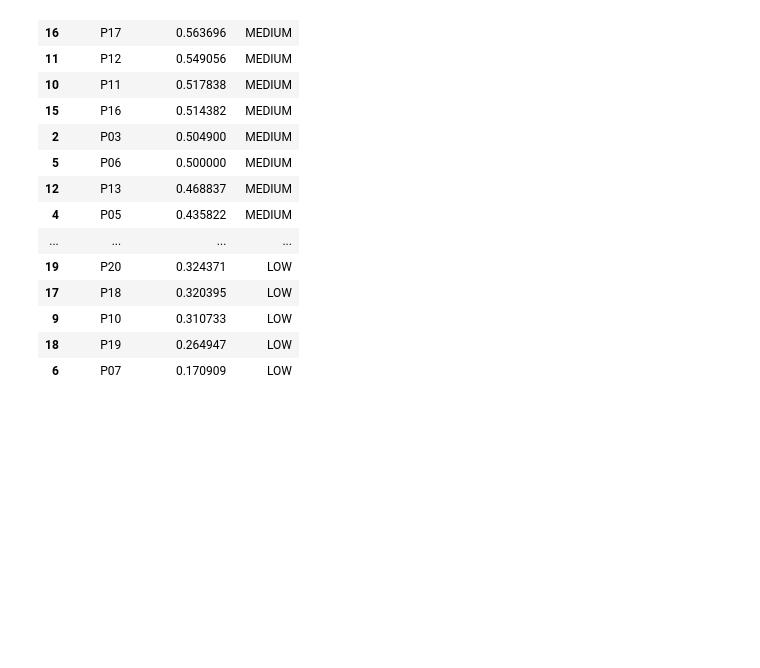
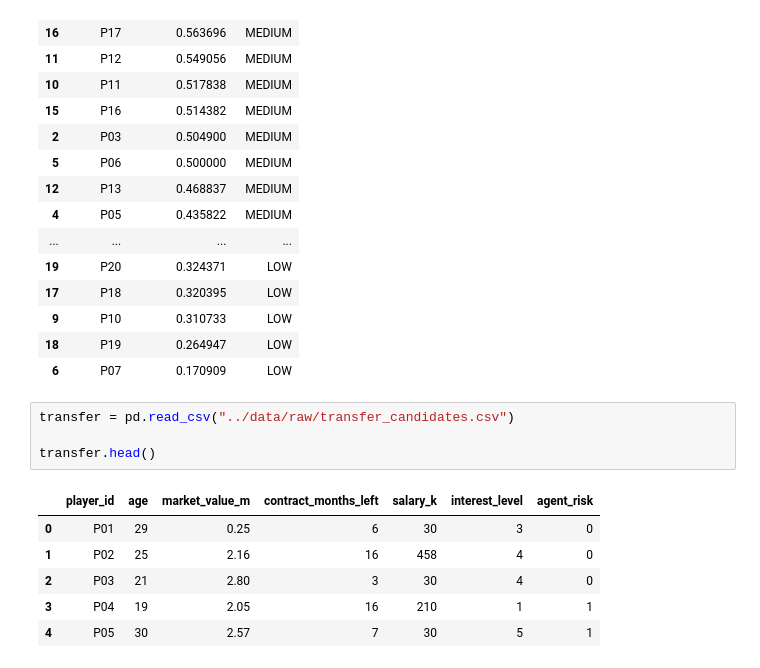
Before and after one commit to Adileakklc/player-performance-transfer-risk, a Jupyter notebook: notebooks/01_injury_risk_baseline.ipynb, the cells around one changed output. Drawn from its saved outputs; the diff is of its cells as text; blank space fills up the shorter version.

```diff
--- a/notebooks/01_injury_risk_baseline.ipynb
+++ b/notebooks/01_injury_risk_baseline.ipynb
@@ -106,3 +106,14 @@ risk[["player_id", "injury_risk_score", "risk_label"]].sort_values("injury_risk_
 | 9 | P10 | 0.310733 | LOW |
 | 18 | P19 | 0.264947 | LOW |
 | 6 | P07 | 0.170909 | LOW |
+# %%
+transfer = pd.read_csv("../data/raw/transfer_candidates.csv")
+
+transfer.head()
+# %% [output]
+|  | player_id | age | market_value_m | contract_months_left | salary_k | interest_level | agent_risk |
+| 0 | P01 | 29 | 0.25 | 6 | 30 | 3 | 0 |
+| 1 | P02 | 25 | 2.16 | 16 | 458 | 4 | 0 |
+| 2 | P03 | 21 | 2.80 | 3 | 30 | 4 | 0 |
+| 3 | P04 | 19 | 2.05 | 16 | 210 | 1 | 1 |
+| 4 | P05 | 30 | 2.57 | 7 | 30 | 5 | 1 |
```
Also changed, not shown: parts of 5 cells of this notebook, 11 other files.
